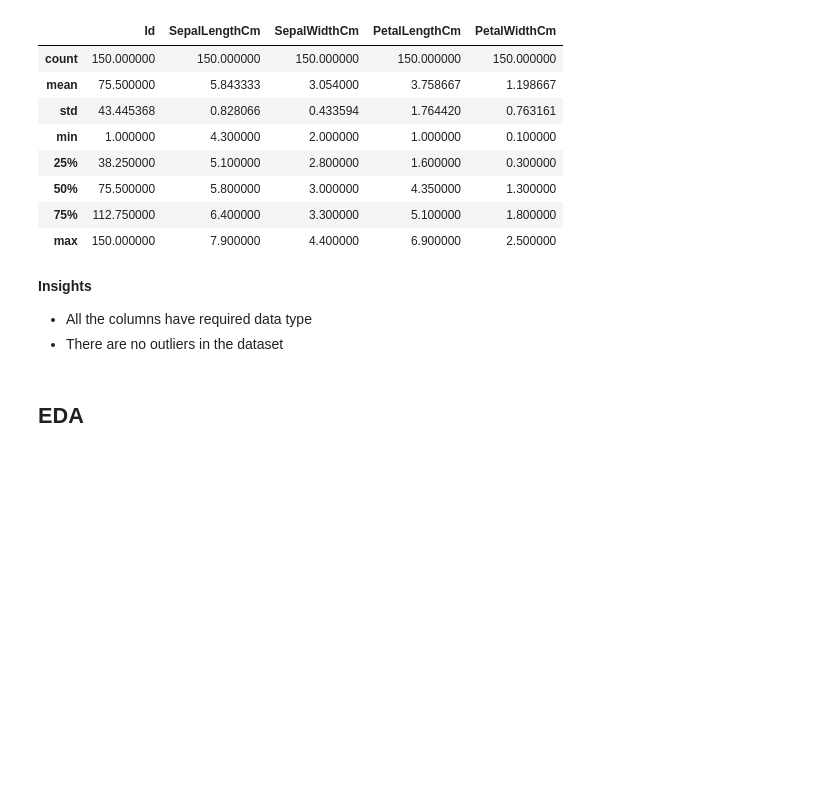
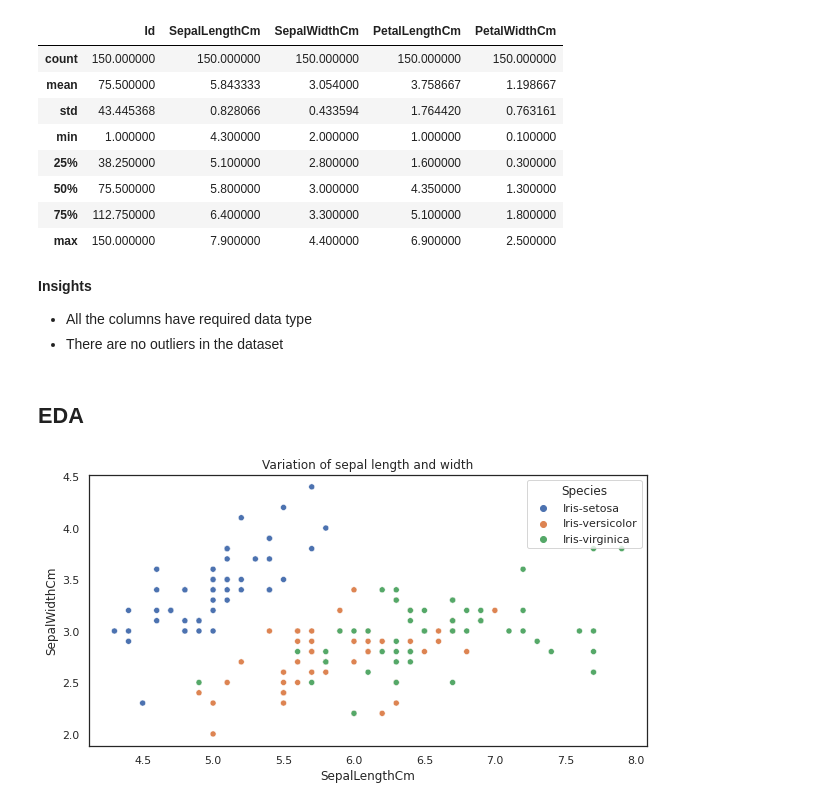
Before and after one commit to gyana-ranjan-dash/Iris-data, a Jupyter notebook: Irish_data.ipynb, the cells around one changed output. Drawn from its saved outputs; the diff is of its cells as text; code cells hidden in the pictures; blank space fills up the shorter version.

```diff
--- a/Irish_data.ipynb
+++ b/Irish_data.ipynb
@@ -75,3 +75,10 @@ iris.describe()
 *   There are no outliers in the dataset
 # %% [markdown]
 ## **EDA**
+# %%
+plt.figure(figsize=(10,5))
+sns.scatterplot(data=iris, x="SepalLengthCm", y="SepalWidthCm",hue= 'Species')
+plt.title("Variation of sepal length and width")
+plt.show()
+# %% [output]
+[figure, added]
```
